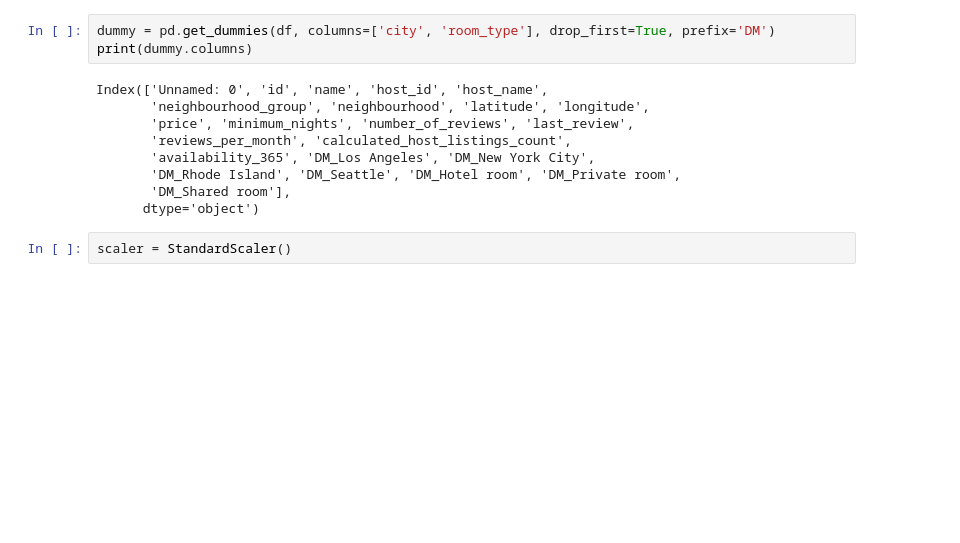
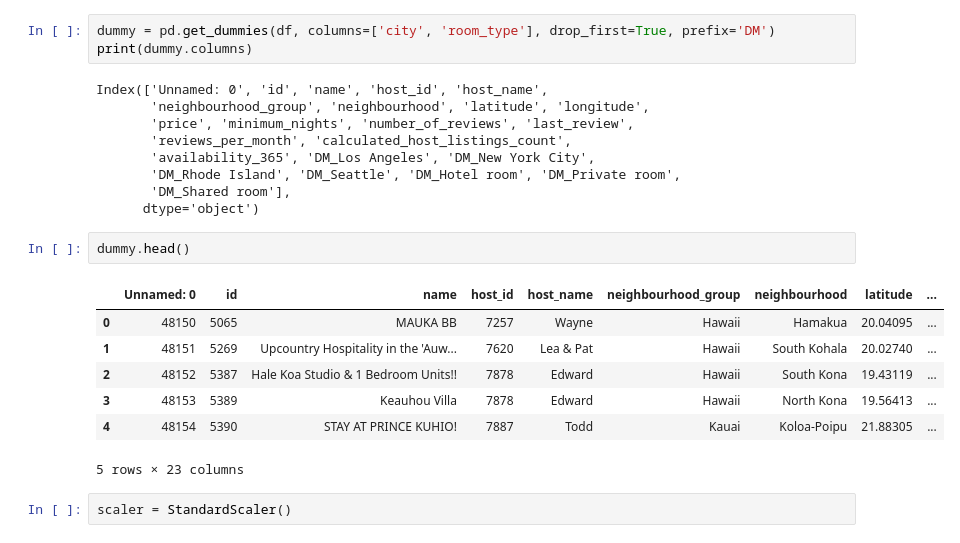
Before and after one commit to malakmosly/Capstone2, a Jupyter notebook: Airbnb Data Preprocessing and Training.ipynb, the cells around one changed output. Cells and saved outputs as stored; diff of their text form; blank space fills up the shorter version.

```diff
--- a/Airbnb Data Preprocessing and Training.ipynb
+++ b/Airbnb Data Preprocessing and Training.ipynb
@@ -39,6 +39,16 @@ Index(['Unnamed: 0', 'id', 'name', 'host_id', 'host_name',
        'DM_Rhode Island', 'DM_Seattle', 'DM_Hotel room', 'DM_Private room',
        'DM_Shared room'],
       dtype='object')
+# %%
+dummy.head()
+# %% [output]
+|  | Unnamed: 0 | id | name | host_id | host_name | neighbourhood_group | neighbourhood | latitude | ... |
+| 0 | 48150 | 5065 | MAUKA BB | 7257 | Wayne | Hawaii | Hamakua | 20.04095 | ... |
+| 1 | 48151 | 5269 | Upcountry Hospitality in the 'Auw... | 7620 | Lea & Pat | Hawaii | South Kohala | 20.02740 | ... |
+| 2 | 48152 | 5387 | Hale Koa Studio & 1 Bedroom Units!! | 7878 | Edward | Hawaii | South Kona | 19.43119 | ... |
+| 3 | 48153 | 5389 | Keauhou Villa | 7878 | Edward | Hawaii | North Kona | 19.56413 | ... |
+| 4 | 48154 | 5390 | STAY AT PRINCE KUHIO! | 7887 | Todd | Kauai | Koloa-Poipu | 21.88305 | ... |
+5 rows × 23 columns
 # %%
 scaler = StandardScaler()
 # %%
```
Also changed, not shown: parts of 21 cells of this notebook.
